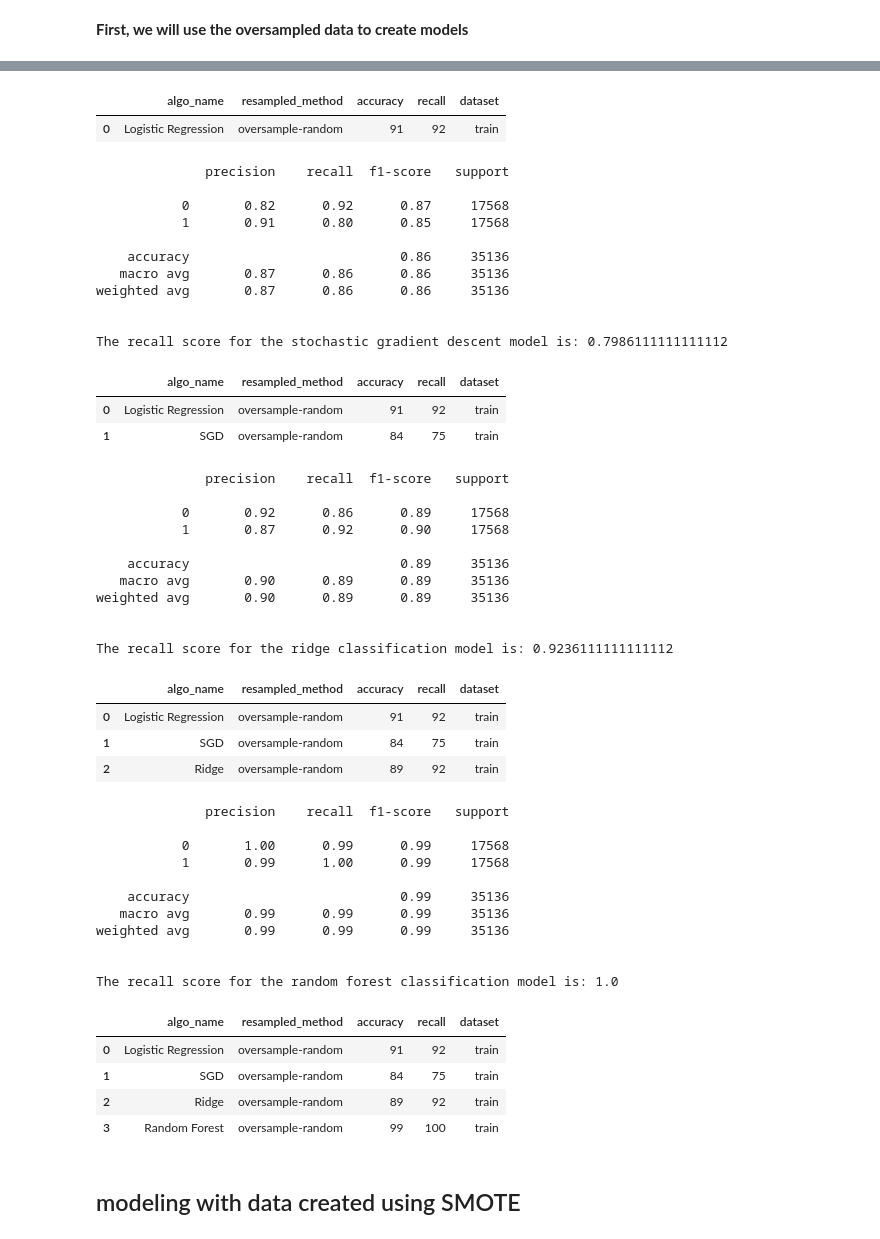
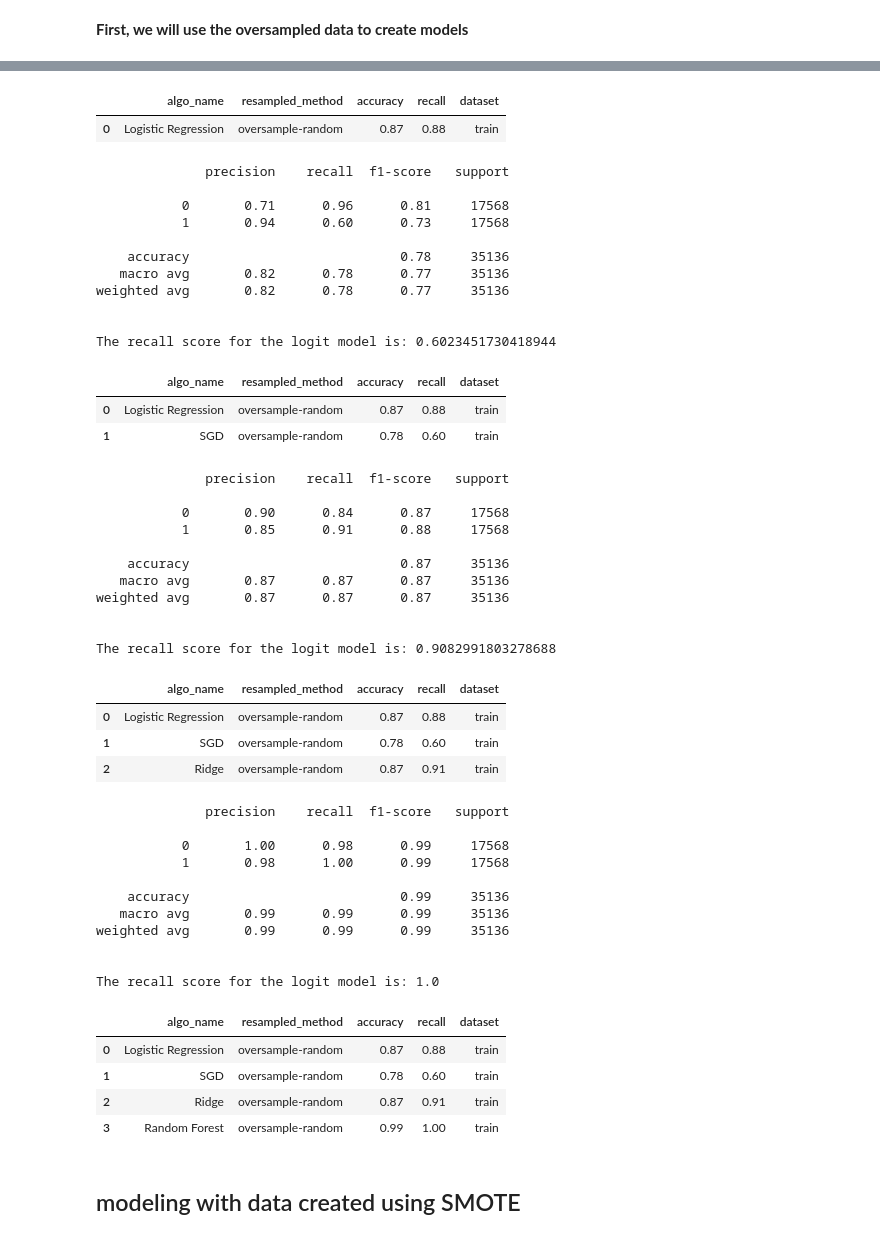
Before and after one commit to credit-risk-management-predictor/credit-risk-management-predictor, a Jupyter notebook: Bibek-explore-v2.ipynb, the cells around one changed output, grey strips where cells are left out. Drawn from its saved outputs; the diff is of its cells as text; code cells hidden in the pictures.

```diff
--- a/Bibek-explore-v2.ipynb
+++ b/Bibek-explore-v2.ipynb
@@ -655,9 +714,9 @@ Please also refer to the documentation for alternative solver options:
 # %%
-results = add_results(results, 'Logistic Regression', 'oversample-random', 91, 92, 'train')
+results = add_results(results, 'Logistic Regression', 'oversample-random',round(accuracy,2), round(recall,2), 'train')
 results
 # %% [output]
 |  | algo_name | resampled_method | accuracy | recall | dataset |
-| 0 | Logistic Regression | oversample-random | 91 | 92 | train |
+| 0 | Logistic Regression | oversample-random | 0.87 | 0.88 | train |
 # %%
 ## STOCHASTIC GRADIENT DESCENT CLASSIFIER
 
@@ -673,26 +732,30 @@ y_train_ros_pred = sgd.predict(x_train_scaled_ros)
 # printing the classification report
 print(classification_report(y_train_ros, y_train_ros_pred))
 print()
-print(f'The recall score for the stochastic gradient descent model is: {recall_score(y_train_ros, y_train_ros_pred )}')
+
+accuracy = sgd.score(x_train_scaled_ros, y_train_ros)
+recall = recall_score(y_train_ros, y_train_ros_pred )
+
+print(f'The recall score for the logit model is: {recall}')
 # %% [output]
               precision    recall  f1-score   support
 
-           0       0.82      0.92      0.87     17568
-           1       0.91      0.80      0.85     17568
+           0       0.71      0.96      0.81     17568
+           1       0.94      0.60      0.73     17568
 
-    accuracy                           0.86     35136
-   macro avg       0.87      0.86      0.86     35136
-weighted avg       0.87      0.86      0.86     35136
+    accuracy                           0.78     35136
+   macro avg       0.82      0.78      0.77     35136
+weighted avg       0.82      0.78      0.77     35136
 
 
-The recall score for the stochastic gradient descent model is: 0.7986111111111112
+The recall score for the logit model is: 0.6023451730418944
 # %%
-results = add_results(results, 'SGD', 'oversample-random', 84, 75, 'train')
+results = add_results(results, 'SGD', 'oversample-random', round(accuracy,2), round(recall,2), 'train')
 results
 # %% [output]
 |  | algo_name | resampled_method | accuracy | recall | dataset |
-| 0 | Logistic Regression | oversample-random | 91 | 92 | train |
-| 1 | SGD | oversample-random | 84 | 75 | train |
+| 0 | Logistic Regression | oversample-random | 0.87 | 0.88 | train |
+| 1 | SGD | oversample-random | 0.78 | 0.60 | train |
 # %%
 ## RIDGE CLASSIFIER
 
@@ -708,27 +771,30 @@ y_train_ros_pred = ridge.predict(x_train_scaled_ros)
 # printing the classification report
 print(classification_report(y_train_ros, y_train_ros_pred))
 print()
-print(f'The recall score for the ridge classification model is: {recall_score(y_train_ros, y_train_ros_pred )}')
+accuracy = ridge.score(x_train_scaled_ros, y_train_ros)
+recall = recall_score(y_train_ros, y_train_ros_pred )
+
+print(f'The recall score for the logit model is: {recall}')
 # %% [output]
               precision    recall  f1-score   support
 
-           0       0.92      0.86      0.89     17568
-           1       0.87      0.92      0.90     17568
+           0       0.90      0.84      0.87     17568
+           1       0.85      0.91      0.88     17568
 
-    accuracy                           0.89     35136
-   macro avg       0.90      0.89      0.89     35136
-weighted avg       0.90      0.89      0.89     35136
+    accuracy                           0.87     35136
+   macro avg       0.87      0.87      0.87     35136
+weighted avg       0.87      0.87      0.87     35136
 
 
-The recall score for the ridge classification model is: 0.9236111111111112
+The recall score for the logit model is: 0.9082991803278688
 # %%
-results = add_results(results, 'Ridge', 'oversample-random', 89, 92, 'train')
+results = add_results(results, 'Ridge', 'oversample-random', round(accuracy,2), round(recall,2), 'train')
 results
 # %% [output]
 |  | algo_name | resampled_method | accuracy | recall | dataset |
-| 0 | Logistic Regression | oversample-random | 91 | 92 | train |
-| 1 | SGD | oversample-random | 84 | 75 | train |
-| 2 | Ridge | oversample-random | 89 | 92 | train |
+| 0 | Logistic Regression | oversample-random | 0.87 | 0.88 | train |
+| 1 | SGD | oversample-random | 0.78 | 0.60 | train |
+| 2 | Ridge | oversample-random | 0.87 | 0.91 | train |
 # %%
 ## RANDOM FOREST
 
@@ -748,28 +814,31 @@ y_train_ros_pred  = rf.predict(x_train_scaled_ros)
 
 print(classification_report(y_train_ros, y_train_ros_pred))
 print()
-print(f'The recall score for the random forest classification model is: {recall_score(y_train_ros, y_train_ros_pred )}')
+accuracy = rf.score(x_train_scaled_ros, y_train_ros)
+recall = recall_score(y_train_ros, y_train_ros_pred )
+
+print(f'The recall score for the logit model is: {recall}')
 # %% [output]
               precision    recall  f1-score   support
 
-           0       1.00      0.99      0.99     17568
-           1       0.99      1.00      0.99     17568
+           0       1.00      0.98      0.99     17568
+           1       0.98      1.00      0.99     17568
 
     accuracy                           0.99     35136
    macro avg       0.99      0.99      0.99     35136
 weighted avg       0.99      0.99      0.99     35136
 
 
-The recall score for the random forest classification model is: 1.0
+The recall score for the logit model is: 1.0
 # %%
-results = add_results(results, 'Random Forest', 'oversample-random', 99, 100, 'train')
+results = add_results(results, 'Random Forest', 'oversample-random',round(accuracy,2), round(recall,2), 'train')
 results
 # %% [output]
 |  | algo_name | resampled_method | accuracy | recall | dataset |
-| 0 | Logistic Regression | oversample-random | 91 | 92 | train |
-| 1 | SGD | oversample-random | 84 | 75 | train |
-| 2 | Ridge | oversample-random | 89 | 92 | train |
-| 3 | Random Forest | oversample-random | 99 | 100 | train |
+| 0 | Logistic Regression | oversample-random | 0.87 | 0.88 | train |
+| 1 | SGD | oversample-random | 0.78 | 0.60 | train |
+| 2 | Ridge | oversample-random | 0.87 | 0.91 | train |
+| 3 | Random Forest | oversample-random | 0.99 | 1.00 | train |
 # %% [markdown]
 ## modeling with data created using SMOTE
 # %%
```
Also changed, not shown: parts of 84 cells of this notebook.
